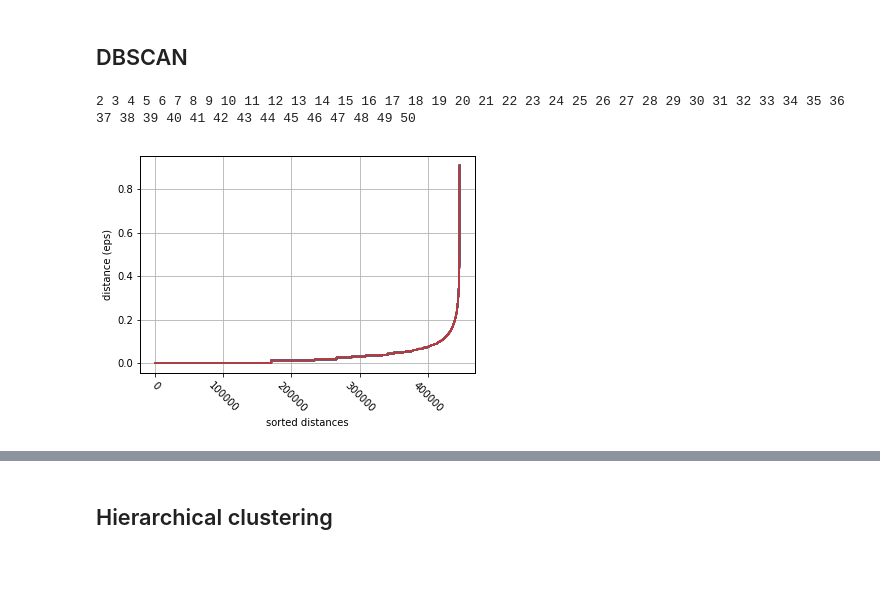
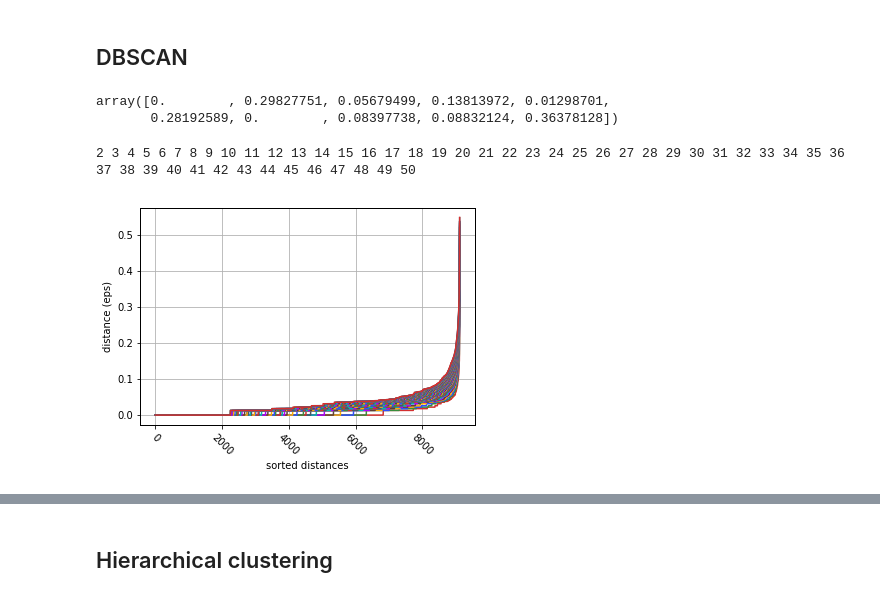
Before and after one commit to GaspareG/Unipi-Data-Mining, a Jupyter notebook: notebook/CardCardDefault.ipynb, the cells around one changed output, grey strips where cells are left out. Cells and saved outputs as stored; diff of their text form; code cells hidden in the pictures; blank space fills up the shorter version.

Commit message:
pattern, clustering

```diff
--- a/notebook/CardCardDefault.ipynb
+++ b/notebook/CardCardDefault.ipynb
@@ -1041,7 +1041,7 @@ def clean_out(df_in, prec1, prec2, col_name):
 #cc_outlier = cc_clean[(((cc_clean[col_name] > fence_low) & (cc_clean[col_name] < fence_high))).all(1)]
 
 cc_outlier = cc_clean.copy()
-cc_outlier = clean_out(cc_outlier, 10, 10, pa_var)
+cc_outlier = clean_out(cc_outlier, 5, 10, pa_var)
 cc_outlier = clean_out(cc_outlier, .75, 10, ba_var)
 #cc_outlier = clean_out(cc_outlier, 1.5, ba_var)
 #cc_outlier = clean_out(cc_outlier, 1.5, ["limit"])
@@ -1219,5 +1219,5 @@ plt.show()
 # %%
-kmeans = KMeans(n_clusters=6, n_init=10, max_iter=300, precompute_distances=True, random_state=42)
+kmeans = KMeans(n_clusters=8, n_init=10, max_iter=300, precompute_distances=True, random_state=42)
 kmeans.fit(X)
 # %% [output]
 KMeans(algorithm='auto', copy_x=True, init='k-means++', max_iter=300,
@@ -1368,29 +1370,37 @@ from scipy.spatial.distance import pdist, squareform
 # %%
-dist = pdist(X, 'cityblock')
+dist = pdist(X, 'euclidean')
 dist = squareform(dist)
+
+dist[0][:10]
+# %% [output]
+array([0.        , 0.29827751, 0.05679499, 0.13813972, 0.01298701,
+       0.28192589, 0.        , 0.08397738, 0.08832124, 0.36378128])
 # %%
 min_k = 2
 max_k = 50
 
-kth_distances = [list()]*(max_k+1)
+kth_distances = {}
 silhouettes = [0]*(max_k+1)
 
-#TODO
+for k in range(min_k,max_k+1):
+    kth_distances[k] = list()
+
 for d in dist:
     sorteds = np.argsort(d)
     for k in range(min_k, max_k+1):
         index_kth_distance = sorteds[k]
         kth_distances[k].append(d[index_kth_distance])
 # %%
-for k in range(min_k, max_k+1):
+for k in kth_distances:
     print(str(k) + " ", end="")
     plt.plot(range(0, len(kth_distances[k])), sorted(kth_distances[k]))
 
 plt.ylabel('distance (eps)')
 plt.xlabel('sorted distances')
 plt.xticks(rotation=-45)
 plt.tick_params(axis='both', which='major')
+
 plt.show()
 # %% [output]
 2 3 4 5 6 7 8 9 10 11 12 13 14 15 16 17 18 19 20 21 22 23 24 25 26 27 28 29 30 31 32 33 34 35 36 37 38 39 40 41 42 43 44 45 46 47 48 49 50
-[figure, old version]
+[figure, new version]
```
Also changed, not shown: parts of 26 cells of this notebook, 13 other files.
